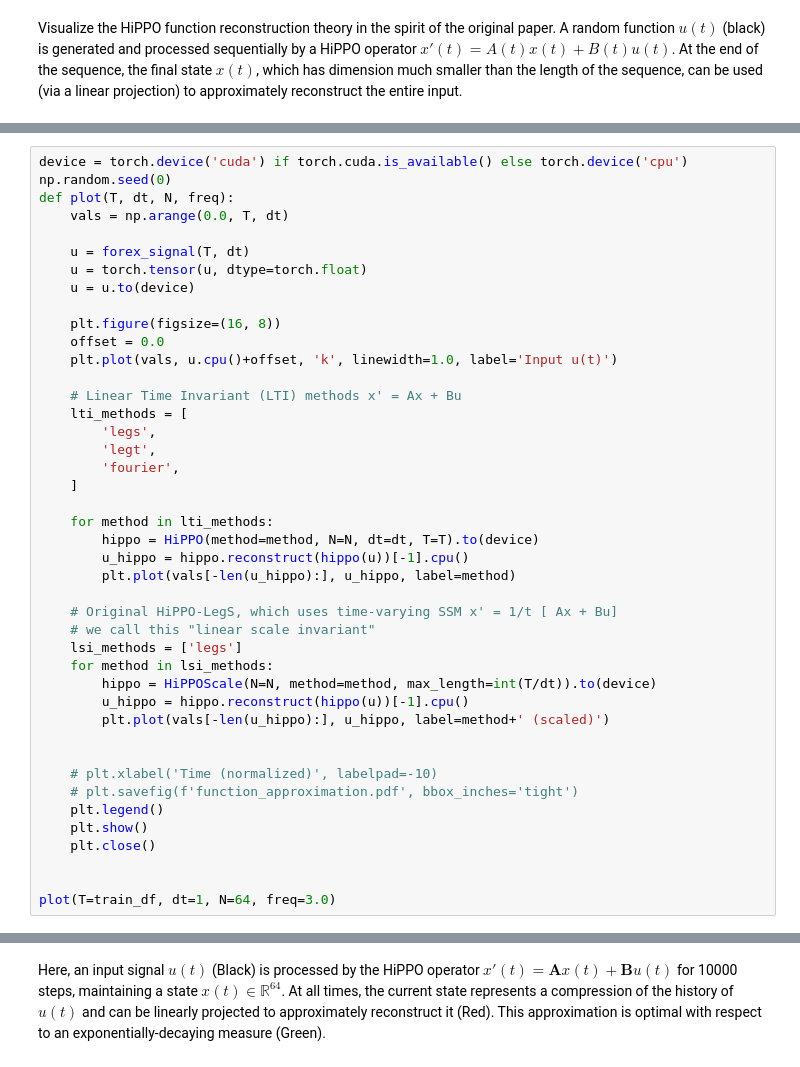
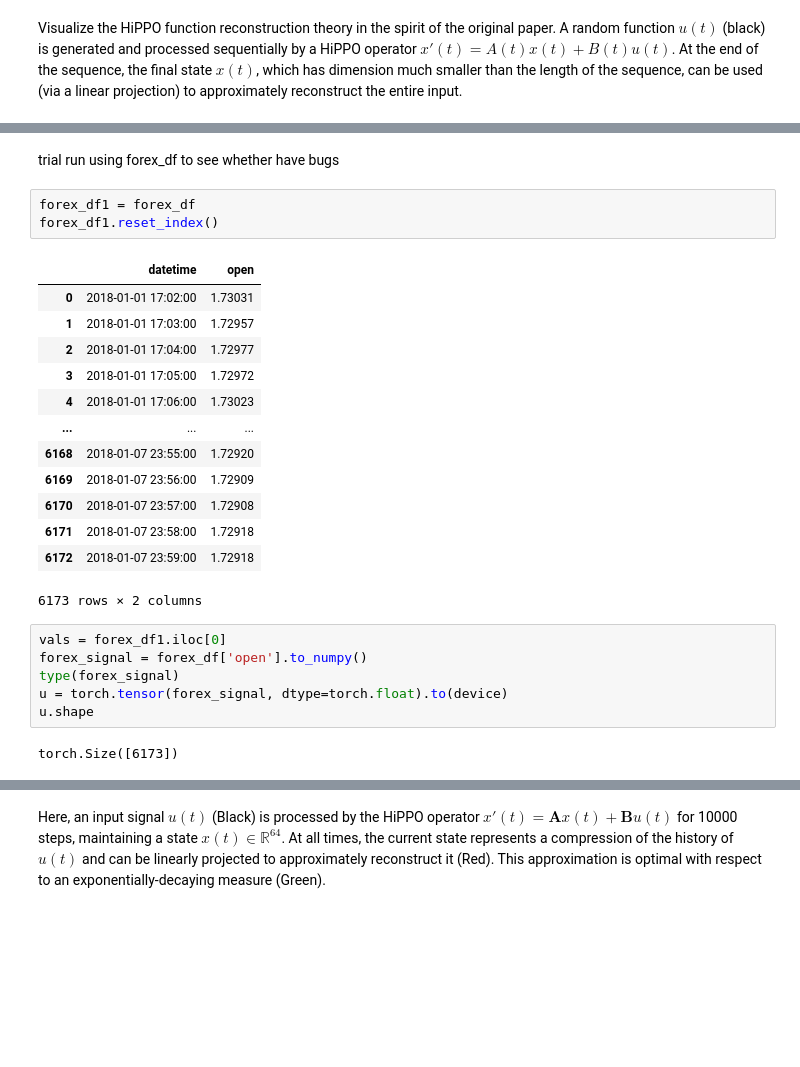
Before and after one commit to Gardenialover/S4-Project, a Jupyter notebook: notebooks/S4_Project.ipynb, the cells around one changed output, grey strips where cells are left out. Cells and saved outputs as stored; diff of their text form; blank space fills up the shorter version.

```diff
--- a/notebooks/S4_Project.ipynb
+++ b/notebooks/S4_Project.ipynb
@@ -696,43 +604,27 @@ plot_forex_data(X_train)
-# %%
-device = torch.device('cuda') if torch.cuda.is_available() else torch.device('cpu')
-np.random.seed(0)
-def plot(T, dt, N, freq):
-    vals = np.arange(0.0, T, dt)
-
-    u = forex_signal(T, dt)
-    u = torch.tensor(u, dtype=torch.float)
-    u = u.to(device)
-
-    plt.figure(figsize=(16, 8))
-    offset = 0.0
-    plt.plot(vals, u.cpu()+offset, 'k', linewidth=1.0, label='Input u(t)')
-
-    # Linear Time Invariant (LTI) methods x' = Ax + Bu
-    lti_methods = [
-        'legs',
-        'legt',
-        'fourier',
-    ]
-
-    for method in lti_methods:
-        hippo = HiPPO(method=method, N=N, dt=dt, T=T).to(device)
-        u_hippo = hippo.reconstruct(hippo(u))[-1].cpu()
-        plt.plot(vals[-len(u_hippo):], u_hippo, label=method)
-
-    # Original HiPPO-LegS, which uses time-varying SSM x' = 1/t [ Ax + Bu]
-    # we call this "linear scale invariant"
-    lsi_methods = ['legs']
-    for method in lsi_methods:
-        hippo = HiPPOScale(N=N, method=method, max_length=int(T/dt)).to(device)
-        u_hippo = hippo.reconstruct(hippo(u))[-1].cpu()
-        plt.plot(vals[-len(u_hippo):], u_hippo, label=method+' (scaled)')
-
-
-    # plt.xlabel('Time (normalized)', labelpad=-10)
-    # plt.savefig(f'function_approximation.pdf', bbox_inches='tight')
-    plt.legend()
-    plt.show()
-    plt.close()
-
-
-plot(T=train_df, dt=1, N=64, freq=3.0)
+# %% [markdown]
+trial run using forex_df to see whether have bugs
+# %%
+forex_df1 = forex_df
+forex_df1.reset_index()
+# %% [output]
+|  | datetime | open |
+| 0 | 2018-01-01 17:02:00 | 1.73031 |
+| 1 | 2018-01-01 17:03:00 | 1.72957 |
+| 2 | 2018-01-01 17:04:00 | 1.72977 |
+| 3 | 2018-01-01 17:05:00 | 1.72972 |
+| 4 | 2018-01-01 17:06:00 | 1.73023 |
+| ... | ... | ... |
+| 6168 | 2018-01-07 23:55:00 | 1.72920 |
+| 6169 | 2018-01-07 23:56:00 | 1.72909 |
+| 6170 | 2018-01-07 23:57:00 | 1.72908 |
+| 6171 | 2018-01-07 23:58:00 | 1.72918 |
+| 6172 | 2018-01-07 23:59:00 | 1.72918 |
+6173 rows × 2 columns
+# %%
+vals = forex_df1.iloc[0]
+forex_signal = forex_df['open'].to_numpy()
+type(forex_signal)
+u = torch.tensor(forex_signal, dtype=torch.float).to(device)
+u.shape
+# %% [output]
+torch.Size([6173])
```
Also changed, not shown: parts of 34 cells of this notebook.
